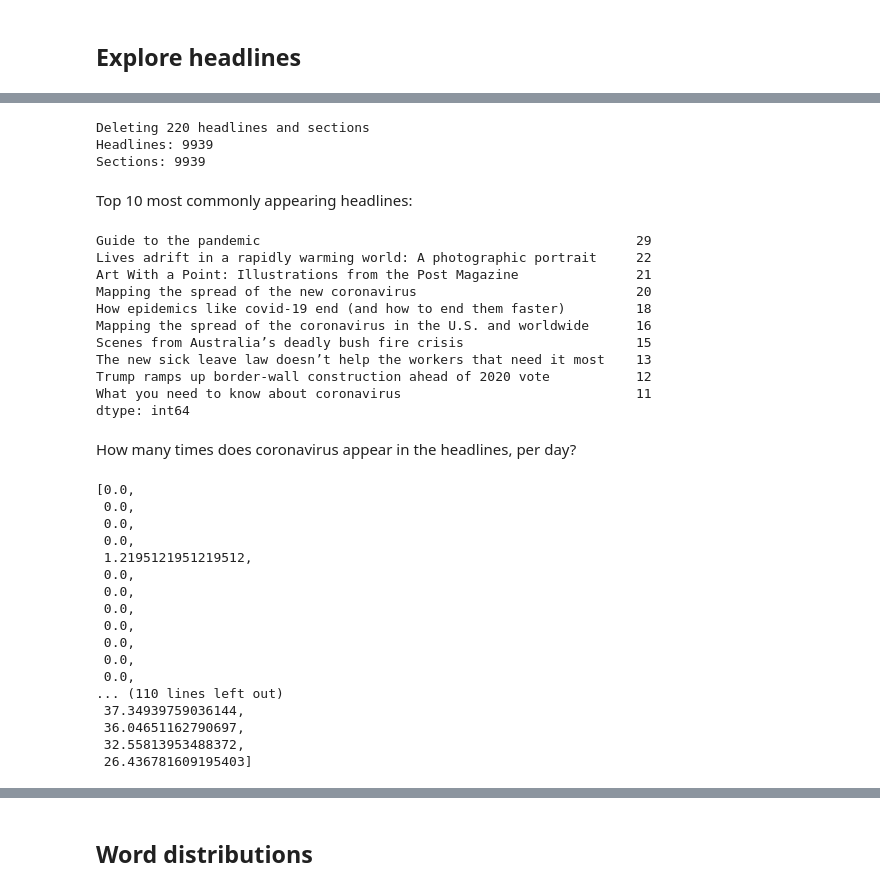
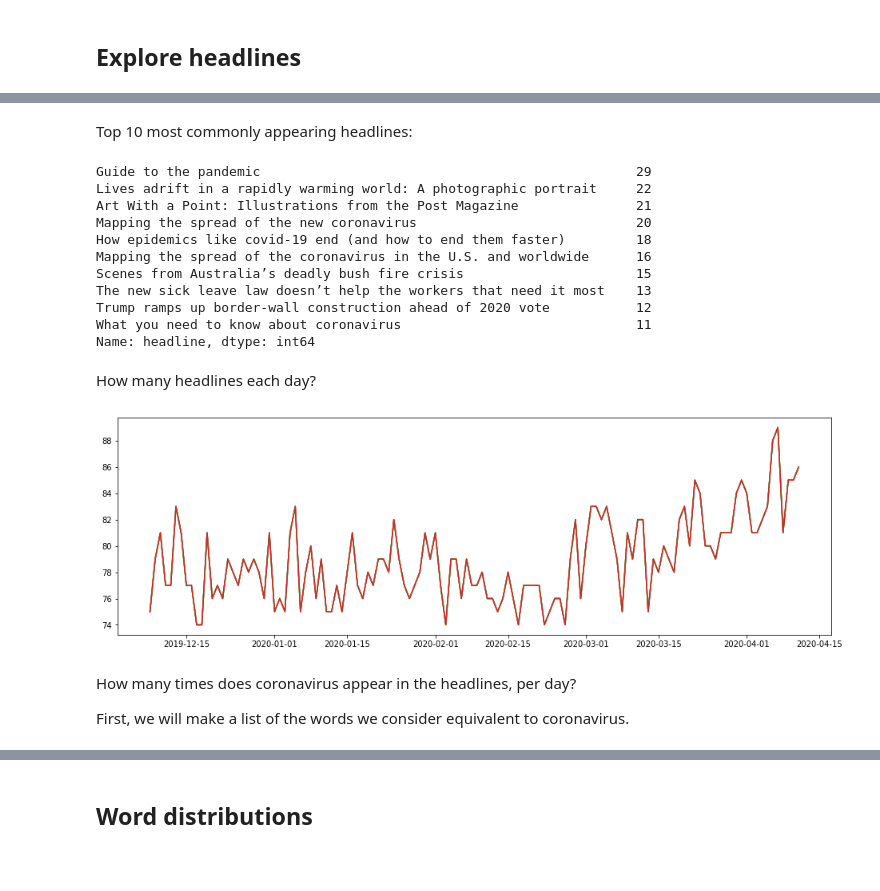
Before and after one commit to brienna/coronavirus-news-analysis, a Jupyter notebook: 2020_04_09_washington_post_scraper.ipynb, the cells around one changed output, grey strips where cells are left out. Saved outputs shown, nothing was run; the diff lists cells and outputs as text; code cells hidden in the pictures; blank space fills up the shorter version.

```diff
--- a/2020_04_09_washington_post_scraper.ipynb
+++ b/2020_04_09_washington_post_scraper.ipynb
@@ -275,0 +278,8 @@ df
+# %%
+df_headsects = pd.DataFrame({
+    col: np.repeat(df[col].values, df['headlines'].str.len())
+    for col in df.columns.drop(['headlines', 'sections'])}
+).assign(**{'headline': np.concatenate(df['headlines'].values),
+            'section': np.concatenate(df['sections'].values)})
+
+df_headsects
@@ -303,23 +374,7 @@ Delete any headlines and sections that are not really headlines. I updated the c
-# %%
-indices_to_del = []
-
-for i, headline in enumerate(all_headlines):
-    if headline in unacceptable_headlines:
-        indices_to_del.append(i)
-
-print('Deleting ' + str(len(indices_to_del)) + ' headlines and sections')
-all_headlines = [x for i, x in enumerate(all_headlines) if i not in indices_to_del]
-all_sections = [x for i, x in enumerate(all_sections) if i not in indices_to_del]
-print('Headlines: ' + str(len(all_headlines)))
-print('Sections: ' + str(len(all_sections)))
-# %% [output]
-Deleting 220 headlines and sections
-Headlines: 9939
-Sections: 9939
 # %% [markdown]
 Top 10 most commonly appearing headlines:
 # %%
-pd.Series(all_headlines).value_counts().head(10)
+df_headsects['headline'].value_counts().head(10)
 # %% [output]
 Guide to the pandemic                                                29
 Lives adrift in a rapidly warming world: A photographic portrait     22
@@ -331,40 +386,18 @@ Scenes from Australia’s deadly bush fire crisis                      15
 The new sick leave law doesn’t help the workers that need it most    13
 Trump ramps up border-wall construction ahead of 2020 vote           12
 What you need to know about coronavirus                              11
-dtype: int64
+Name: headline, dtype: int64
+# %% [markdown]
+How many headlines each day?
+# %%
+headline_count = df_headsects_daily.count()
+# %%
+plt.figure(figsize=(16, 5))
+plt.plot(date_range, headline_count)
+plt.show()
+# %% [output]
+[figure, added]
 # %% [markdown]
 How many times does coronavirus appear in the headlines, per day?
+
+First, we will make a list of the words we consider equivalent to coronavirus.
-# %%
-appearances = []
-headline_appearances = []
-for day in df.iterrows():
-    h = []
-    appears = 0
-    headlines = day[1]['headlines']
-    num_headlines = len(headlines)
-    for headline in headlines:
-        if 'coronavirus' in headline.lower() or 'covid-19' in headline.lower() or 'covid19' in headline.lower() or 'pandemic' in headline.lower() or 'outbreak' in headline.lower():
-            appears += 1
-            h.append(headline)
-    appearances.append((appears/num_headlines) * 100) # percentage
-    headline_appearances.append(h)
-
-appearances
-# %% [output]
-[0.0,
- 0.0,
- 0.0,
- 0.0,
- 1.2195121951219512,
- 0.0,
- 0.0,
- 0.0,
- 0.0,
- 0.0,
- 0.0,
- 0.0,
-... (110 lines left out)
- 37.34939759036144,
- 36.04651162790697,
- 32.55813953488372,
- 26.436781609195403]
```
Also changed, not shown: parts of 61 cells of this notebook.
